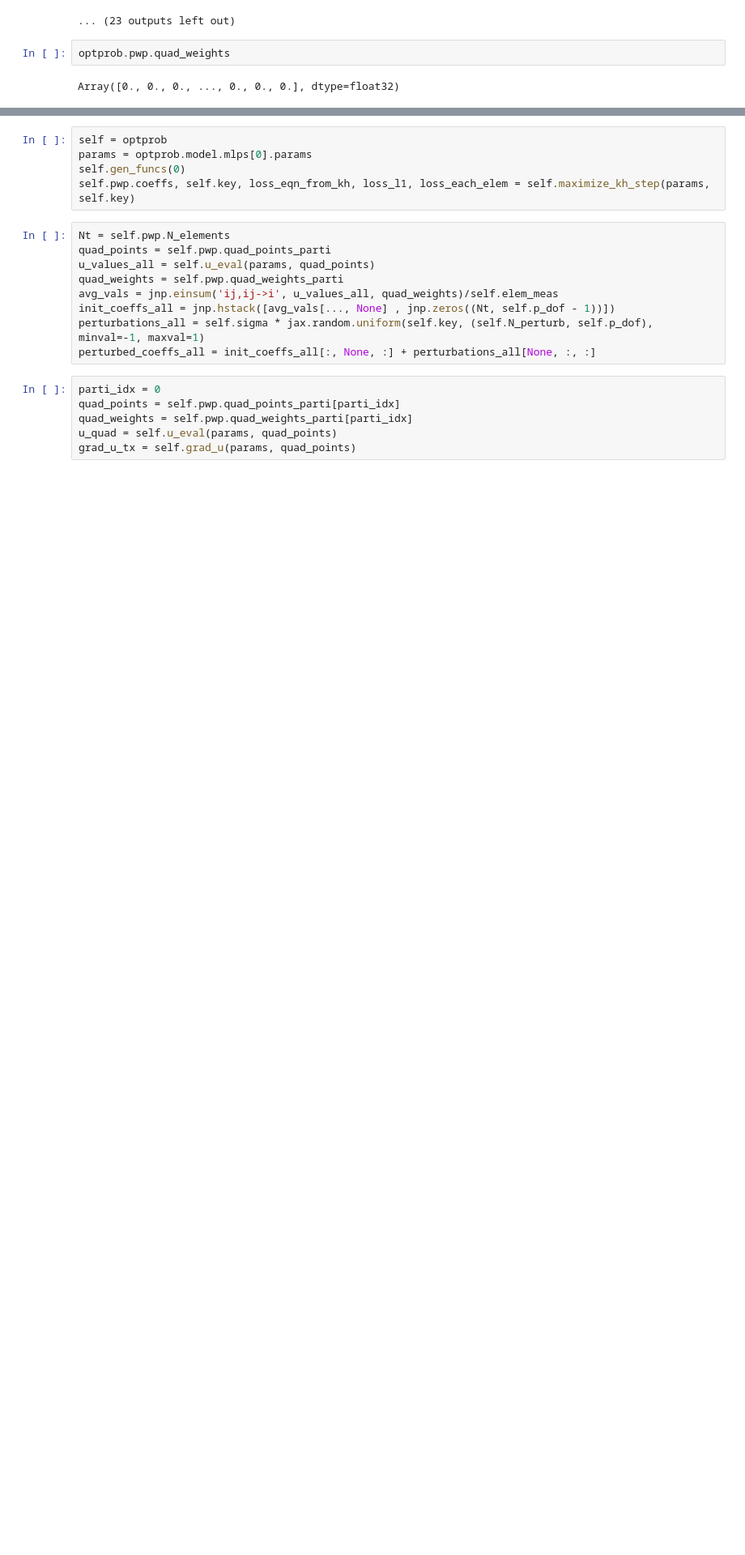
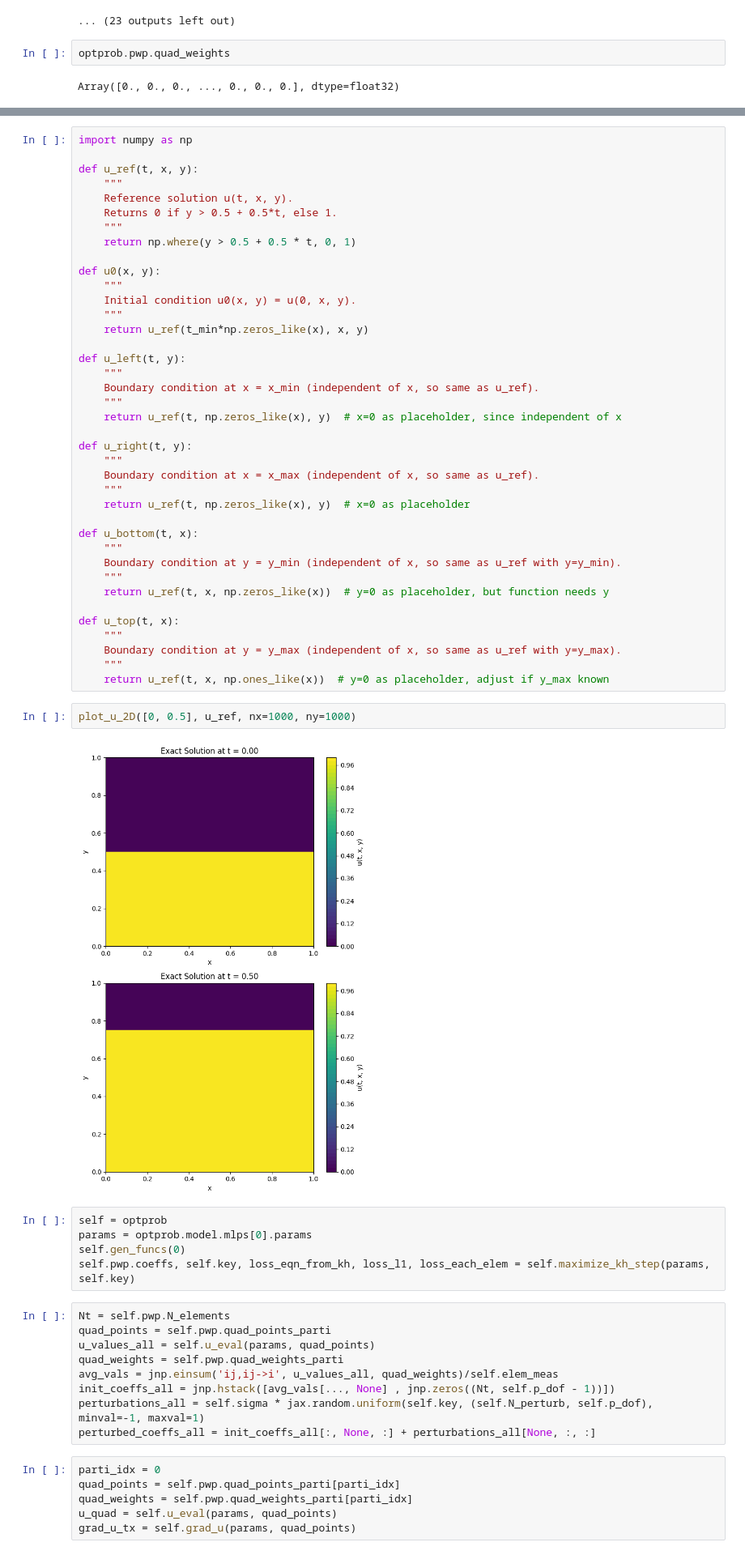
Before and after one commit to HaoLi-HL/NN-HCL, a Jupyter notebook: Code/Seq_train_Burgers_2D.ipynb, the cells around one changed output, grey strips where cells are left out. Shown at 81% size. Drawn from its saved outputs; the diff is of its cells as text; blank space fills up the shorter version.

```diff
--- a/Code/Seq_train_Burgers_2D.ipynb
+++ b/Code/Seq_train_Burgers_2D.ipynb
@@ -308,3 +319,46 @@ Array([[ 0.       , -1.       , -1.       ],
+# %%
+import numpy as np
+
+def u_ref(t, x, y):
+    """
+    Reference solution u(t, x, y).
+    Returns 0 if y > 0.5 + 0.5*t, else 1.
+    """
+    return np.where(y > 0.5 + 0.5 * t, 0, 1)
+
+def u0(x, y):
+    """
+    Initial condition u0(x, y) = u(0, x, y).
+    """
+    return u_ref(t_min*np.zeros_like(x), x, y)
+
+def u_left(t, y):
+    """
+    Boundary condition at x = x_min (independent of x, so same as u_ref).
+    """
+    return u_ref(t, np.zeros_like(x), y)  # x=0 as placeholder, since independent of x
+
+def u_right(t, y):
+    """
+    Boundary condition at x = x_max (independent of x, so same as u_ref).
+    """
+    return u_ref(t, np.zeros_like(x), y)  # x=0 as placeholder
+
+def u_bottom(t, x):
+    """
+    Boundary condition at y = y_min (independent of x, so same as u_ref with y=y_min).
+    """
+    return u_ref(t, x, np.zeros_like(x))  # y=0 as placeholder, but function needs y
+
+def u_top(t, x):
+    """
+    Boundary condition at y = y_max (independent of x, so same as u_ref with y=y_max).
+    """
+    return u_ref(t, x, np.ones_like(x))  # y=0 as placeholder, adjust if y_max known
+# %%
+plot_u_2D([0, 0.5], u_ref, nx=1000, ny=1000)
+# %% [output]
+[figure, added]
 # %%
 self = optprob
 params = optprob.model.mlps[0].params
```
Also changed, not shown: parts of 5 cells of this notebook, 1 other file.
